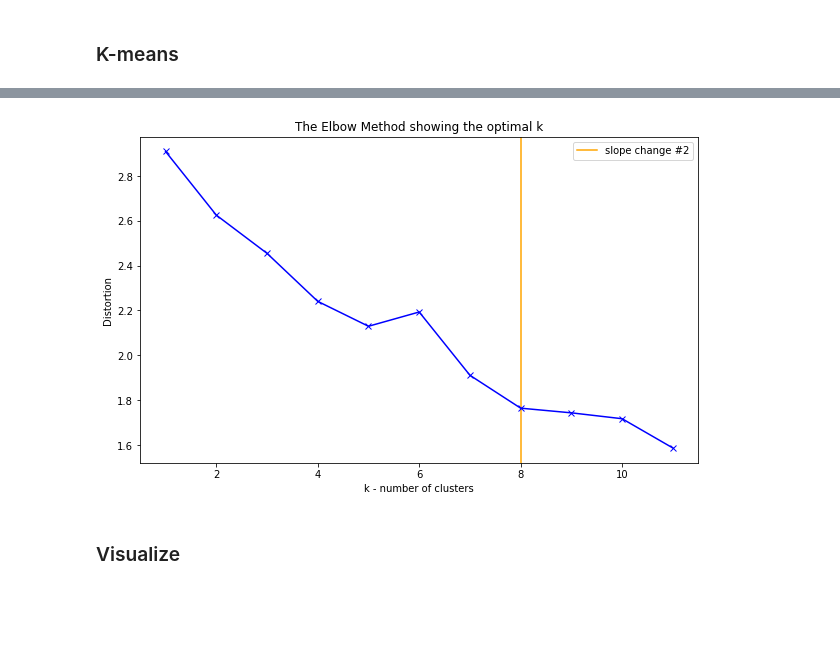
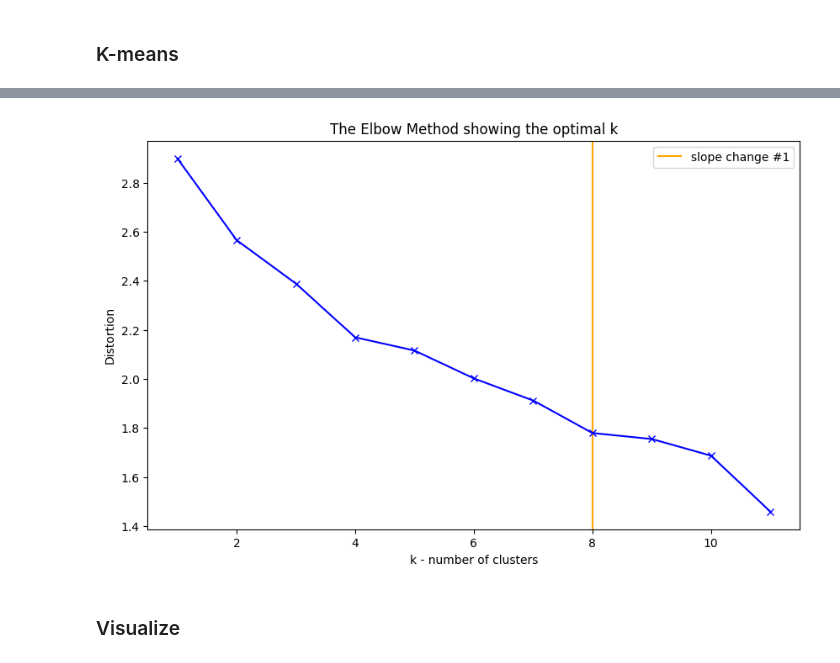
Before and after one commit to onlinex/DSBA_EcommerceRecommendations, a Jupyter notebook: filter/segments.ipynb, the cells around one changed output, grey strips where cells are left out. Saved outputs shown, nothing was run; the diff lists cells and outputs as text; code cells hidden in the pictures; blank space fills up the shorter version.

```diff
--- a/filter/segments.ipynb
+++ b/filter/segments.ipynb
@@ -8,7 +8,7 @@ warnings.filterwarnings("ignore")
 # %%
 np.random.seed(42)
 # %%
-data = pd.read_parquet('./data/mart/data_mart.parquet')
+data = pd.read_parquet('../data/sas/mart/data_mart.parquet')
 # %% [markdown]
 <h3>NA</h3>
 # %%
@@ -37,6 +37,8 @@ corr_mask = (abs(corr) > 0.85) * np.invert(np.eye(len(corr)).astype(bool))
 decorr_columns = corr[corr_mask].isna().all()
 # get names
 decorr_columns = decorr_columns[decorr_columns].index.values
+# %%
+decorr_columns = decorr_columns[(decorr_columns != 'none') * (decorr_columns != 'Unknown')]
 # %%
 df = df[decorr_columns]
 # %%
@@ -112,10 +114,10 @@ from scipy.spatial.distance import cdist
 distortions = []
 K_range = range(1,12)
 for k in K_range:
-    kmeanModel = KMeans(n_clusters=k, max_iter=500, n_init=40, random_state=7).fit(X)
+    kmeanModel = KMeans(n_clusters=k, max_iter=1500, n_init=40, random_state=42).fit(X)
     distortions.append(sum(np.min(cdist(X, kmeanModel.cluster_centers_, 'euclidean'), axis=1)) / X.shape[0])
 
-    print('{} / {}'.format(k,K[-1]))
+    print('{} / {}'.format(k,K_range[-1]))
 # %% [output]
 1 / 11
 2 / 11
@@ -133,15 +135,15 @@ Wall time: 22.1 s
 # %%
 # Plot the elbow
 plt.figure(figsize=(10,6))
 #plt.axvline(6, 0, 1, label='slope change #1', color='red')
-plt.axvline(8, 0, 1, label='slope change #2', color='orange')
+plt.axvline(8, 0, 1, label='slope change #1', color='orange')
 plt.plot(K_range, distortions, 'bx-')
 plt.xlabel('k - number of clusters')
 plt.ylabel('Distortion')
 plt.title('The Elbow Method showing the optimal k')
 plt.legend(); plt.show()
 # %% [output]
-[figure, old version]
+[figure, new version]
 # %% [markdown]
 <h3>Visualize</h3>
 # %%
```
Also changed, not shown: parts of 32 cells of this notebook, 6 other files.
